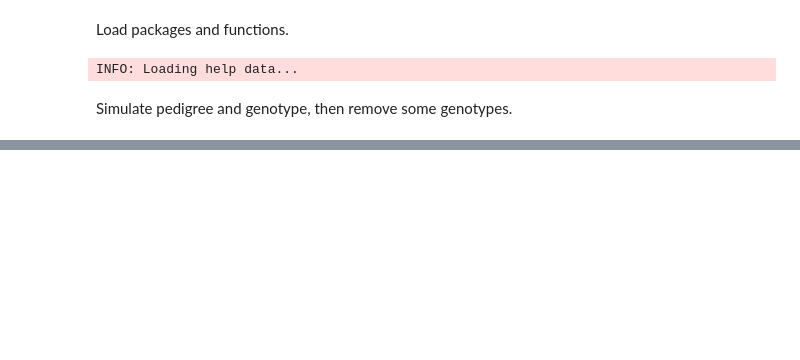
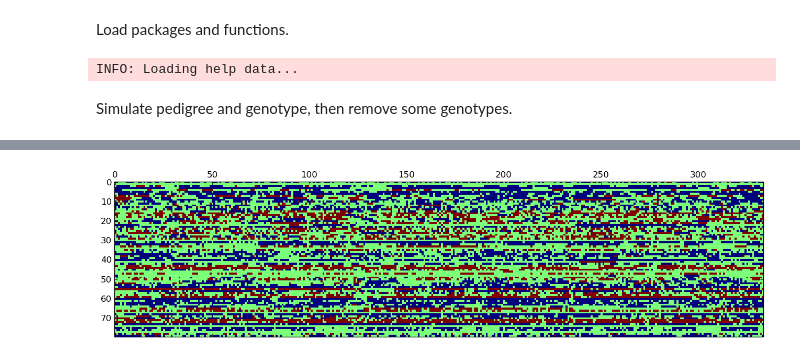
Before and after one commit to thewart/ppc4ped, a Jupyter notebook: notebooks/imputation.ipynb, the cells around one changed output, grey strips where cells are left out. Cells and saved outputs as stored; diff of their text form; code cells hidden in the pictures; blank space fills up the shorter version.

```diff
--- a/notebooks/imputation.ipynb
+++ b/notebooks/imputation.ipynb
@@ -9,3 +9,10 @@ include("../singleallelegibbs.jl");
 INFO: Loading help data...
 # %% [markdown]
 Simulate pedigree and genotype, then remove some genotypes.
+# %%
+init = 30;
+ngen = 5;
+popcap=50;
+ped = pedigree_pedsim(init,ngen,popcap);
+geno = pedigree_genosim(ped,0.4)[1];
+print(geno')
@@ -12,13 +21,8 @@ Simulate pedigree and genotype, then remove some genotypes.
 # %%
-init = 20;
-ngen = 3;
-popcap=50;
-ped = pedigree_pedsim(init,ngen,popcap);
-geno = pedigree_genosim(ped,0.3)[1];
 geno_obs = geno[:];
-
-cullgen = 1;
+cullgen = 2;
 gensize = min(init * 2.^[0:(ngen-1)],popcap);
-geno_obs[1:cumsum(gensize)[1]] = -1;
+miss = 1:cumsum(gensize)[cullgen]
+geno_obs[miss] = -1;
 print(geno_obs)
 # %% [output]
@@ -39,0 +44,4 @@ plot(ϵ[thin]);
+# %%
+PyPlot.matshow(gs[miss,thin]);
+# %% [output]
+[figure, added]
```
Also changed, not shown: parts of 8 cells of this notebook.
